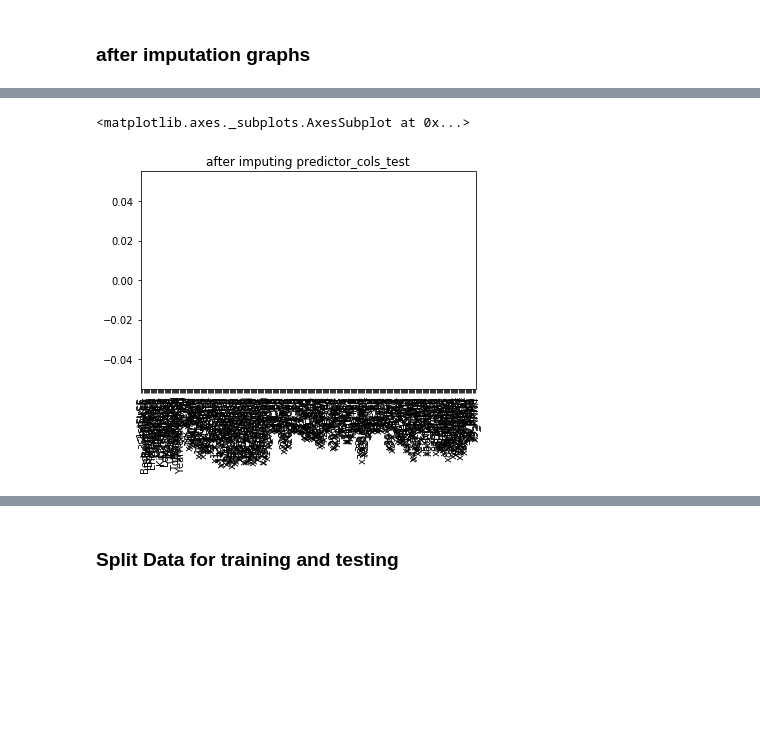
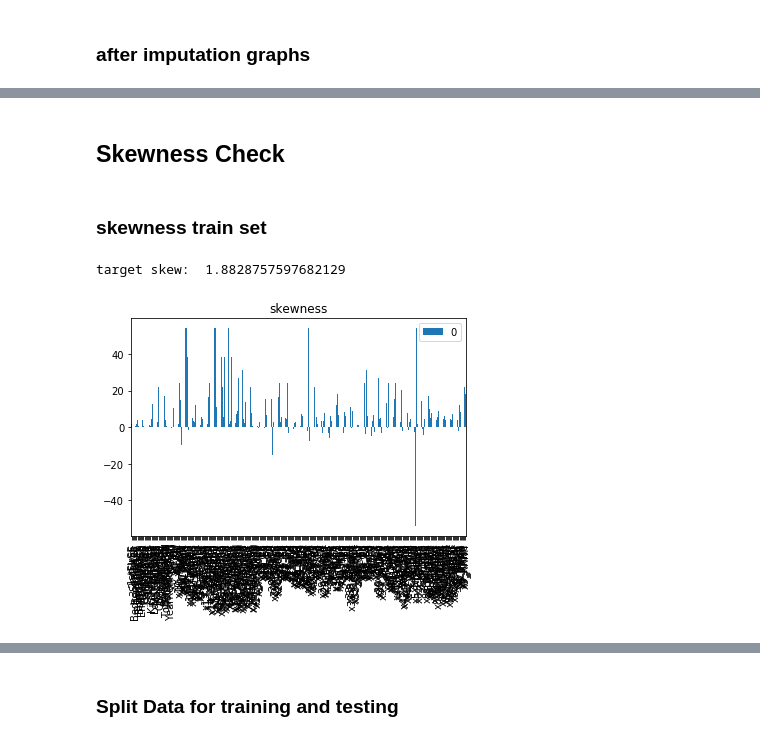
Before and after one commit to navidRashik/House-Prices-Advanced-Regression-Techniques, a Jupyter notebook: house_price.ipynb, the cells around one changed output, grey strips where cells are left out. Saved outputs shown, nothing was run; the diff lists cells and outputs as text; code cells hidden in the pictures; blank space fills up the shorter version.

Commit message:
Skewness fix , xgboost implemented

```diff
--- a/house_price.ipynb
+++ b/house_price.ipynb
@@ -208,5 +203,14 @@ pd.DataFrame(predictor_cols).isnull().sum().plot.bar(title = "after imputing pre
-# %%
-pd.DataFrame(predictor_cols_test).isnull().sum().plot.bar(title = "after imputing predictor_cols_test")
-# %% [output]
-<matplotlib.axes._subplots.AxesSubplot at 0x...>
-[figure, removed]
+# %% [markdown]
+## Skewness Check
+# %% [markdown]
+### skewness train set
+# %%
+from scipy.stats import kurtosis, skew
+
+skewness = all_data.skew(axis=0 , skipna =True)
+pd.DataFrame(skewness).plot.bar(title = "skewness")
+
+print('target skew: ',train_target.skew())
+# %% [output]
+target skew:  1.8828757597682129
+[figure, added]
```
Also changed, not shown: parts of 15 cells of this notebook.
